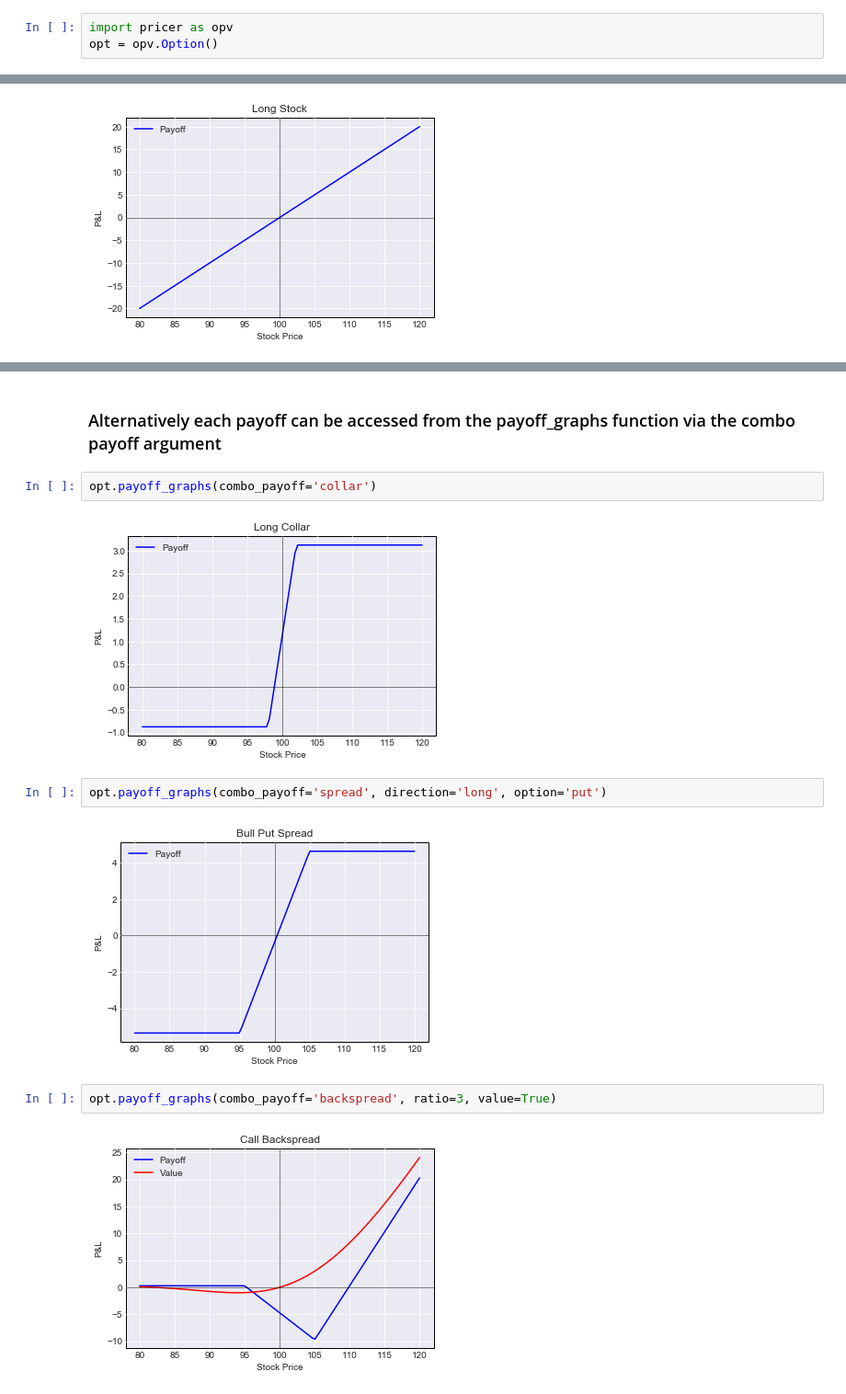
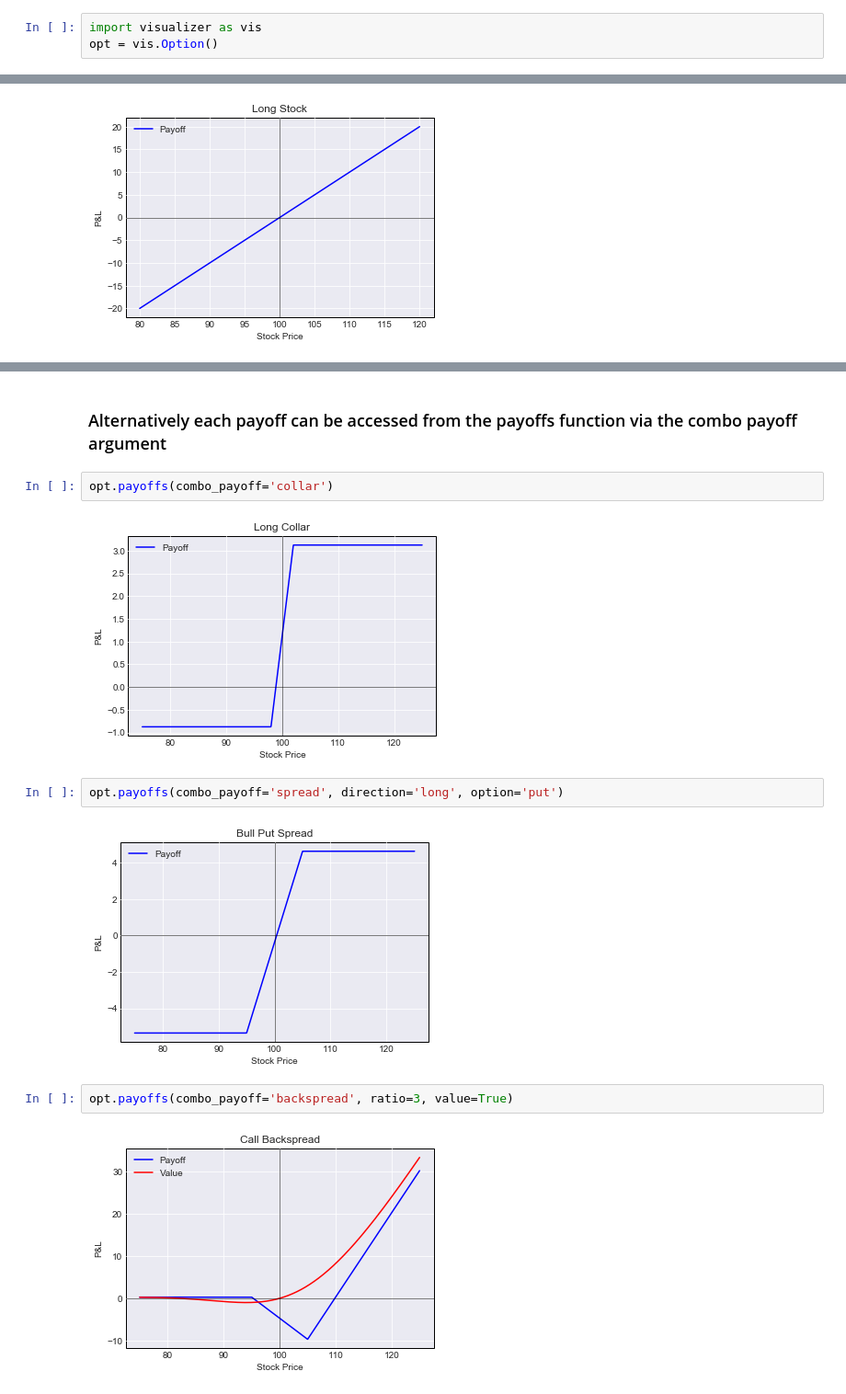
Before and after one commit to GBERESEARCH/optionvisualizer, a Jupyter notebook: notebooks/Option Payoff Graphs.ipynb, the cells around one changed output, grey strips where cells are left out. Shown at 92% size. Drawn from its saved outputs; the diff is of its cells as text.

```diff
--- a/notebooks/Option Payoff Graphs.ipynb
+++ b/notebooks/Option Payoff Graphs.ipynb
@@ -3,8 +3,8 @@
 # %% [markdown]
 ### Import pricer and create an Option object
 # %%
-import pricer as opv
-opt = opv.Option()
+import visualizer as vis
+opt = vis.Option()
 # %% [markdown]
 ### Payoffs can be referenced directly by name and come with default parameters so can be run without arguments
 # %%
@@ -32,15 +32,15 @@ opt.forward()
 # %% [markdown]
-### Alternatively each payoff can be accessed from the payoff_graphs function via the combo payoff argument
+### Alternatively each payoff can be accessed from the payoffs function via the combo payoff argument
 # %%
-opt.payoff_graphs(combo_payoff='collar')
+opt.payoffs(combo_payoff='collar')
 # %% [output]
-[figure, old version]
+[figure, new version]
 # %%
-opt.payoff_graphs(combo_payoff='spread', direction='long', option='put')
+opt.payoffs(combo_payoff='spread', direction='long', option='put')
 # %% [output]
-[figure, old version]
+[figure, new version]
 # %%
-opt.payoff_graphs(combo_payoff='backspread', ratio=3, value=True)
+opt.payoffs(combo_payoff='backspread', ratio=3, value=True)
 # %% [output]
-[figure, old version]
+[figure, new version]
 # %%
```
Also changed, not shown: parts of 11 cells of this notebook.
